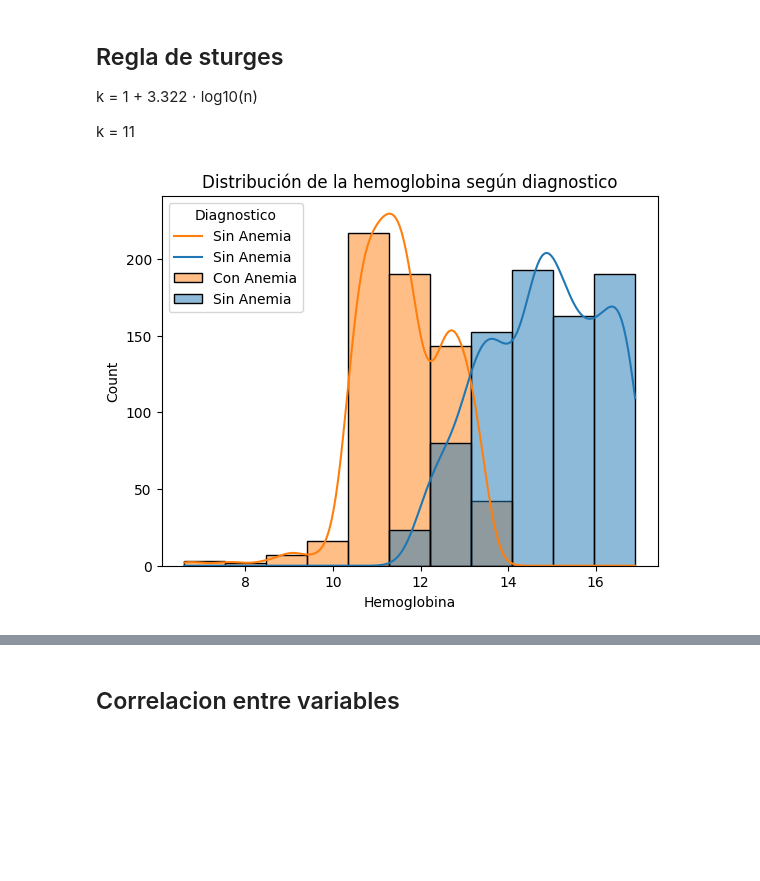
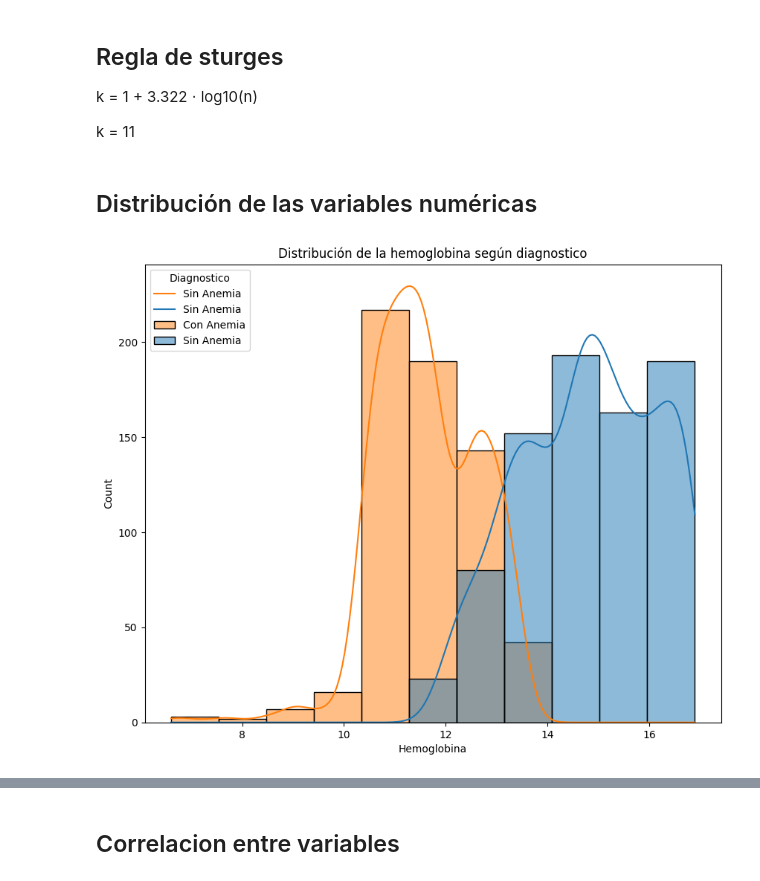
Before and after one commit to ezeperezds/Anemia-Prediction-System, a Jupyter notebook: notebooks/01_eda.ipynb, the cells around one changed output, grey strips where cells are left out. Cells and saved outputs as stored; diff of their text form; code cells hidden in the pictures; blank space fills up the shorter version.

Commit message:
feat: add exploratory analysis plots

```diff
--- a/notebooks/01_eda.ipynb
+++ b/notebooks/01_eda.ipynb
@@ -154,16 +150,20 @@ ax.show()
 k = 1 + 3.322 ⋅ log10(n)
 
 k = 11
+# %% [markdown]
+## Distribución de las variables numéricas
 # %%
-ax = sns.histplot(data=data,
-                  x='Hemoglobin',
-                  hue='Result_label',
-                  bins=11,
-                  kde=True)
+plt.figure(figsize=(10, 8))
+sns.histplot(data=data,
+             x='Hemoglobin',
+             hue='Result_label',
+             bins=11,
+             kde=True
+             )
 
 plt.title('Distribución de la hemoglobina según diagnostico')
 plt.xlabel('Hemoglobina')
-plt.legend(labels=data['Result_label'], title='Diagnostico')
+plt.legend(labels=data['Result_label'], title='Diagnostico', loc='upper left')
 plt.show()
 # %% [output]
-[figure, old version]
+[figure, new version]
```
Also changed, not shown: parts of 14 cells of this notebook.
